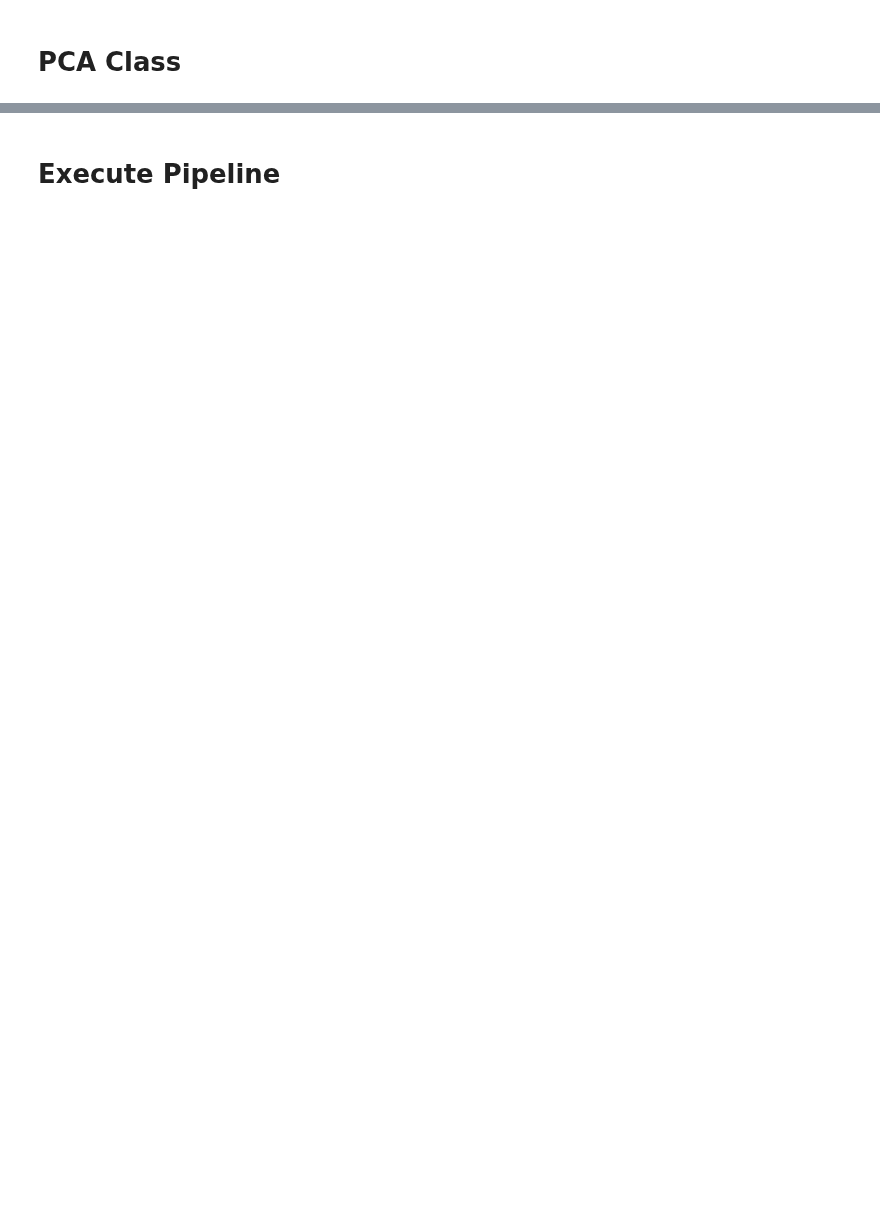
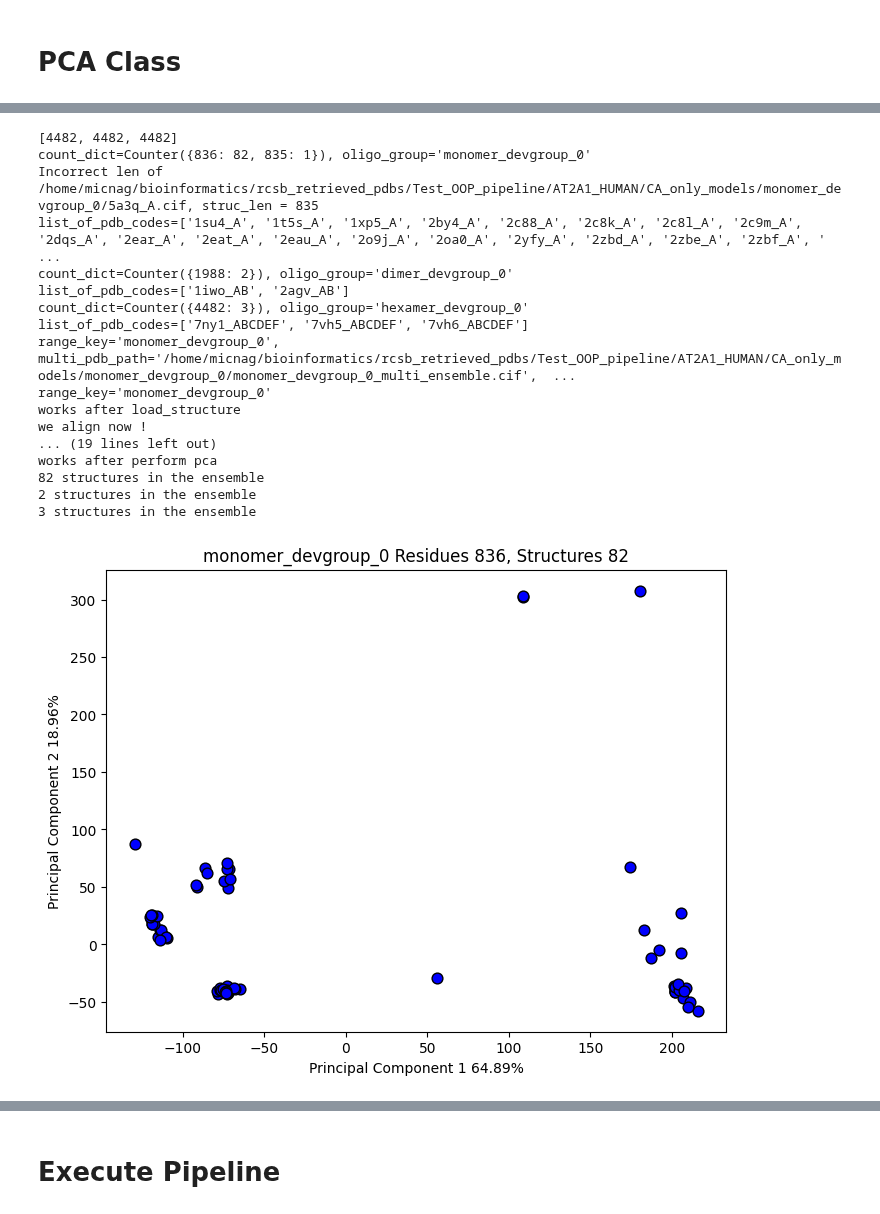
Before and after one commit to nagym72/project_orellana_lab, a Jupyter notebook: michael/Modularized_pipeline4.ipynb, the cells around one changed output, grey strips where cells are left out. Saved outputs shown, nothing was run; the diff lists cells and outputs as text; code cells hidden in the pictures; blank space fills up the shorter version.

```diff
--- a/michael/Modularized_pipeline4.ipynb
+++ b/michael/Modularized_pipeline4.ipynb
@@ -4284,0 +5049,28 @@ class PrincipalComponentAnalysis2:
+# %%
+PCA_tool = PrincipalComponentAnalysis2(script_dir=script_dir, work_dir=new_work_dir,
+                                      multiseq_dict=USAligner.clustal_seqs_dict, store_original=True)
+#
+PCA_tool.prepare_ensemble() # seems to work. but careful with non canonical residues. might be handled differently later.This version introduces an ALA instead.
+
+#PCA_tool.atomistic_model_directories
+PCA_tool.run_PCA()
+PCA_tool.plot_pca_projections()
+# %% [output]
+[4482, 4482, 4482]
+count_dict=Counter({836: 82, 835: 1}), oligo_group='monomer_devgroup_0'
+Incorrect len of /home/micnag/bioinformatics/rcsb_retrieved_pdbs/Test_OOP_pipeline/AT2A1_HUMAN/CA_only_models/monomer_devgroup_0/5a3q_A.cif, struc_len = 835
+list_of_pdb_codes=['1su4_A', '1t5s_A', '1xp5_A', '2by4_A', '2c88_A', '2c8k_A', '2c8l_A', '2c9m_A', '2dqs_A', '2ear_A', '2eat_A', '2eau_A', '2o9j_A', '2oa0_A', '2yfy_A', '2zbd_A', '2zbe_A', '2zbf_A', ' ...
+count_dict=Counter({1988: 2}), oligo_group='dimer_devgroup_0'
+list_of_pdb_codes=['1iwo_AB', '2agv_AB']
+count_dict=Counter({4482: 3}), oligo_group='hexamer_devgroup_0'
+list_of_pdb_codes=['7ny1_ABCDEF', '7vh5_ABCDEF', '7vh6_ABCDEF']
+range_key='monomer_devgroup_0', multi_pdb_path='/home/micnag/bioinformatics/rcsb_retrieved_pdbs/Test_OOP_pipeline/AT2A1_HUMAN/CA_only_models/monomer_devgroup_0/monomer_devgroup_0_multi_ensemble.cif',  ...
+range_key='monomer_devgroup_0'
+works after load_structure
+we align now !
+... (19 lines left out)
+works after perform pca
+82 structures in the ensemble
+2 structures in the ensemble
+3 structures in the ensemble
+[figure, added]
```
Also changed, not shown: parts of 48 cells of this notebook.
